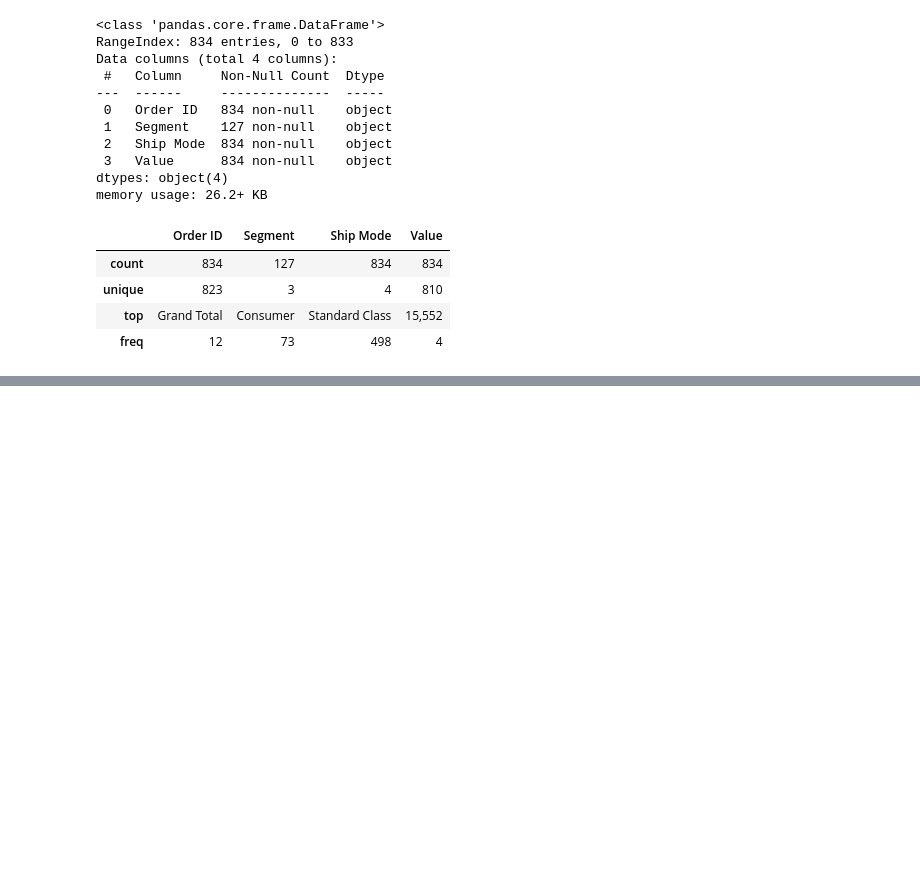
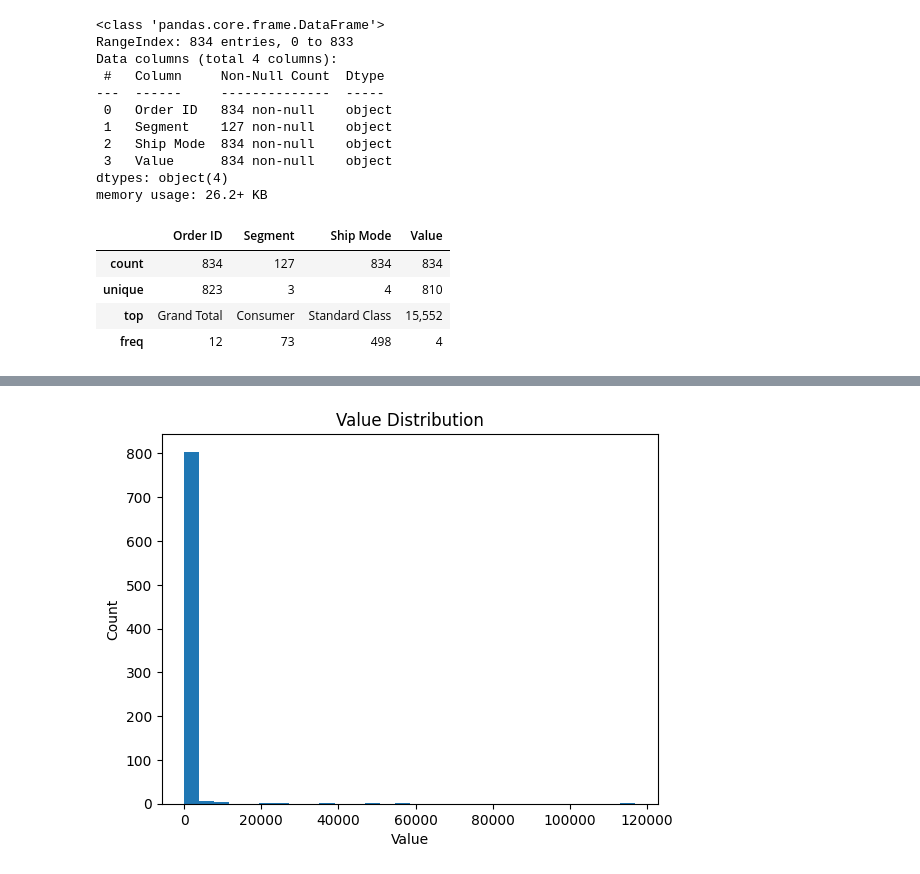
Before and after one commit to bontlemphahlele/orders, a Jupyter notebook: orders_notebook.ipynb, the cells around one changed output, grey strips where cells are left out. Saved outputs shown, nothing was run; the diff lists cells and outputs as text; code cells hidden in the pictures; blank space fills up the shorter version.

```diff
--- a/orders_notebook.ipynb
+++ b/orders_notebook.ipynb
@@ -116,0 +205,10 @@ df['Ship Mode'] = df['Ship Mode'].astype('category')
+# %%
+#visualize skewness
+
+plt.hist(df_cleaned['Value'], bins=30)
+plt.title('Value Distribution')
+plt.xlabel('Value')
+plt.ylabel('Count')
+plt.show()
+# %% [output]
+[figure, added]
```
Also changed, not shown: parts of 56 cells of this notebook, 2 other files.
